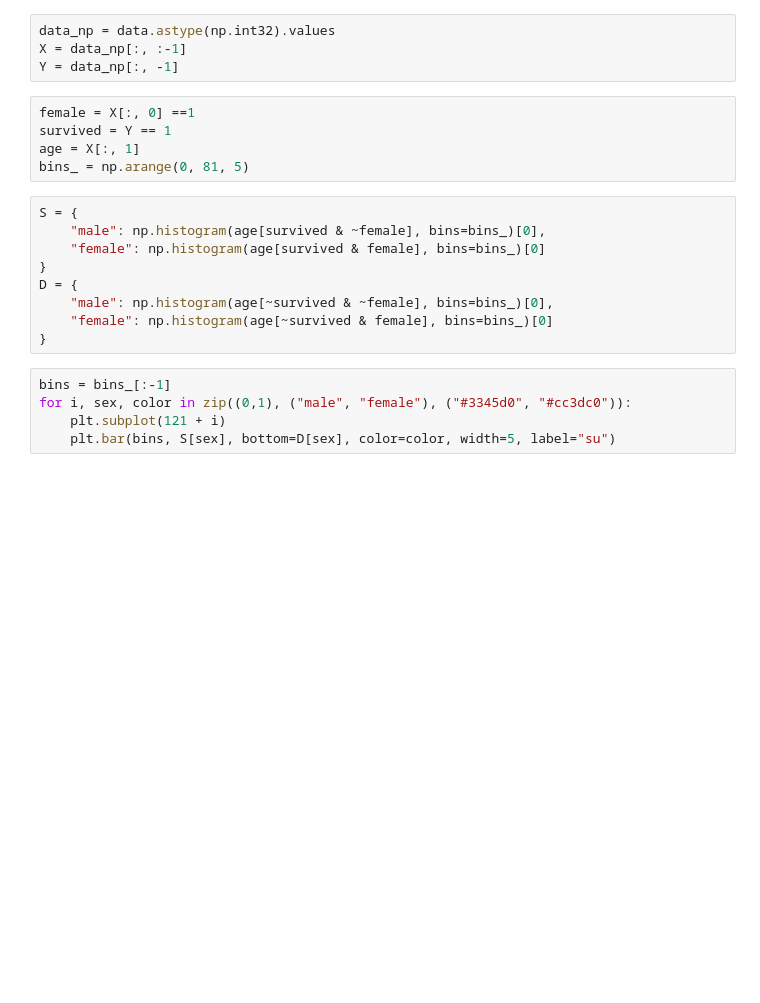
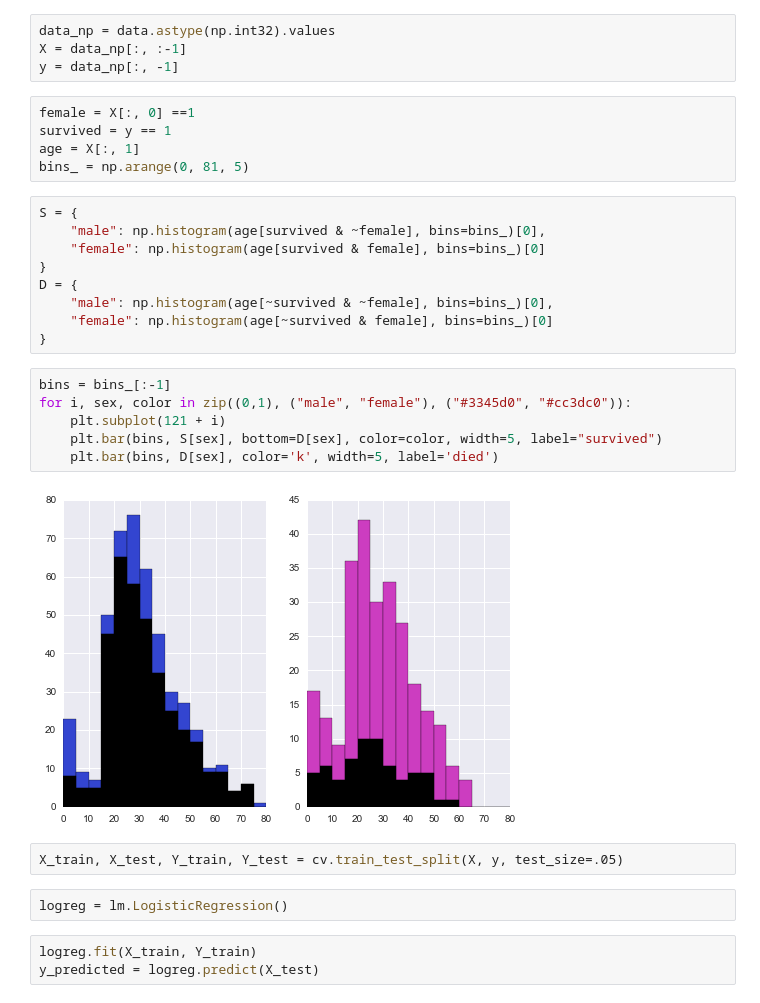
Before and after one commit to kasajei/PythonMachineLearning, a Jupyter notebook: IPythonNotebook/Chapter8.ipynb, the cells around one changed output. Saved outputs shown, nothing was run; the diff lists cells and outputs as text; blank space fills up the shorter version.

```diff
--- a/IPythonNotebook/Chapter8.ipynb
+++ b/IPythonNotebook/Chapter8.ipynb
@@ -83,10 +96,10 @@ data = data.dropna()
 # %%
 data_np = data.astype(np.int32).values
 X = data_np[:, :-1]
-Y = data_np[:, -1]
+y = data_np[:, -1]
 # %%
 female = X[:, 0] ==1
-survived = Y == 1
+survived = y == 1
 age = X[:, 1]
 bins_ = np.arange(0, 81, 5)
 # %%
@@ -101,5 +114,15 @@ D = {
 # %%
 bins = bins_[:-1]
 for i, sex, color in zip((0,1), ("male", "female"), ("#3345d0", "#cc3dc0")):
     plt.subplot(121 + i)
-    plt.bar(bins, S[sex], bottom=D[sex], color=color, width=5, label="su")
+    plt.bar(bins, S[sex], bottom=D[sex], color=color, width=5, label="survived")
+    plt.bar(bins, D[sex], color='k', width=5, label='died')
+# %% [output]
+[figure, added]
+# %%
+X_train, X_test, Y_train, Y_test = cv.train_test_split(X, y, test_size=.05)
+# %%
+logreg = lm.LogisticRegression()
+# %%
+logreg.fit(X_train, Y_train)
+y_predicted = logreg.predict(X_test)
```
Also changed, not shown: parts of 49 cells of this notebook.
